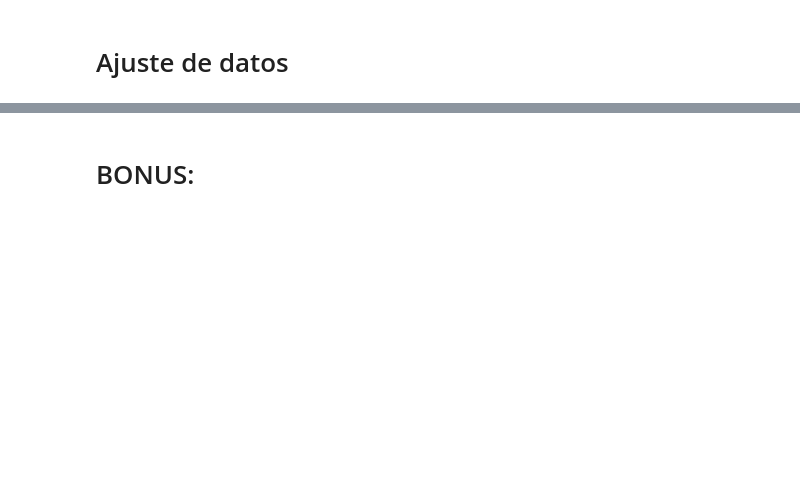
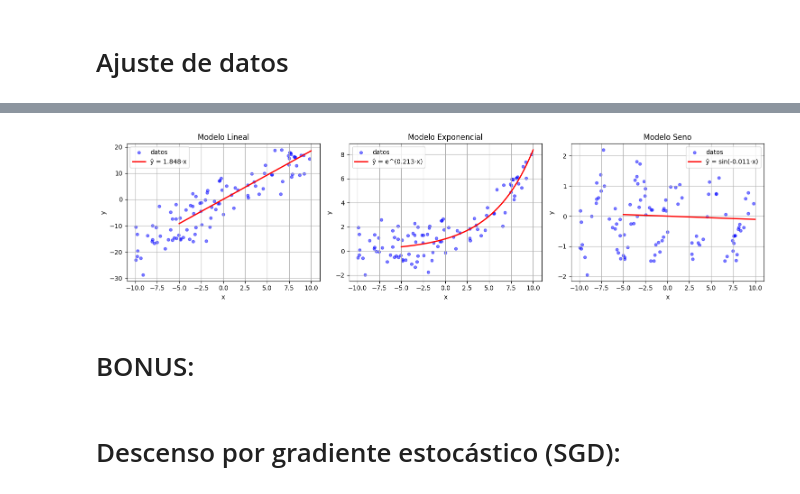
Before and after one commit to nicolasferreirat/Entregable2-Calculo2026, a Jupyter notebook: project.ipynb, the cells around one changed output, grey strips where cells are left out. Drawn from its saved outputs; the diff is of its cells as text; code cells hidden in the pictures; blank space fills up the shorter version.

```diff
--- a/project.ipynb
+++ b/project.ipynb
@@ -125,4 +458,37 @@ w = Variable()
 # %%
-# Grafique datos y ajuste
+def modelo_lineal(x, w):
+    return w * x
+
+def modelo_exp(x, w):
+    return np.exp(w * x)
+
+def modelo_sin(x, w):
+    return np.sin(w * x)
+
+fig, axes = plt.subplots(1, 3, figsize=(15, 4))
+
+configs = [
+    (df_linear, w_linear, modelo_lineal, "Lineal", f"ŷ = {w_linear:.3f}·x"),
+    (df_exp,w_exp, modelo_exp, "Exponencial", f"ŷ = e^({w_exp:.3f}·x)"),
+    (df_sin, w_sin, modelo_sin, "Seno", f"ŷ = sin({w_sin:.3f}·x)"),
+]
+
+x_plot = np.linspace(-5, 10, 300)
+
+for ax, (df, w_opt, model, title, label) in zip(axes, configs):
+    ax.scatter(df['x'], df['y'], color='blue', s=20, alpha=0.5, label="datos")
+    ax.plot(x_plot, model(x_plot, w_opt), color='red', linewidth=2, label=label)
+    ax.set_title(f"Modelo {title}")
+    ax.set_xlabel("x")
+    ax.set_ylabel("y")
+    ax.legend()
+    ax.grid(True)
+
+plt.tight_layout()
+plt.show()
+# %% [output]
+[figure, added]
 # %% [markdown]
 # BONUS:
+# %% [markdown]
+# Descenso por gradiente estocástico (SGD):
```
Also changed, not shown: parts of 18 cells of this notebook.
